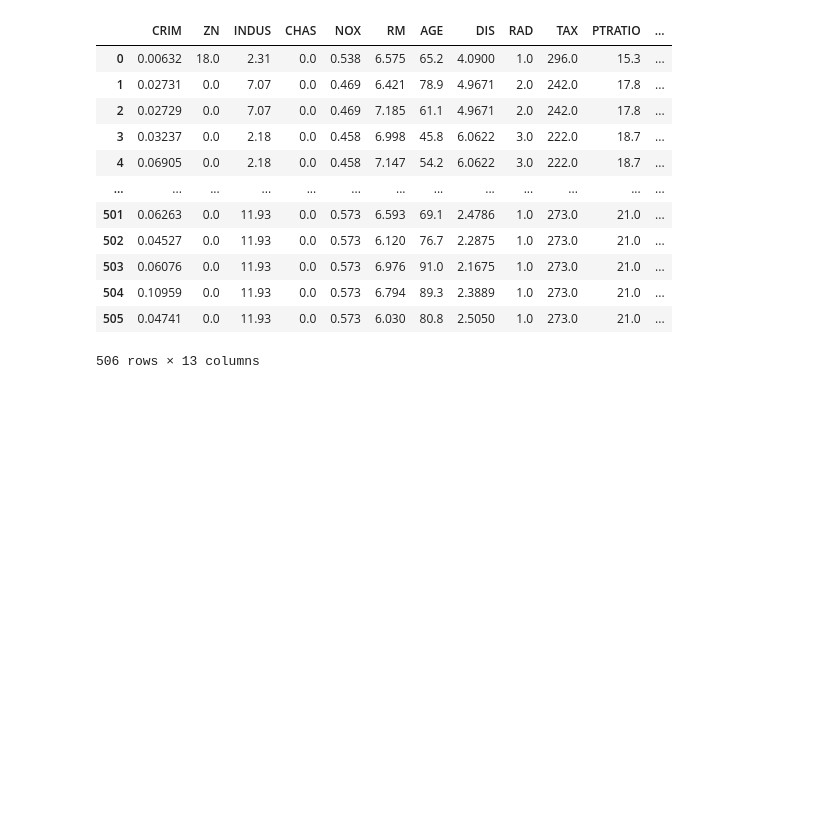
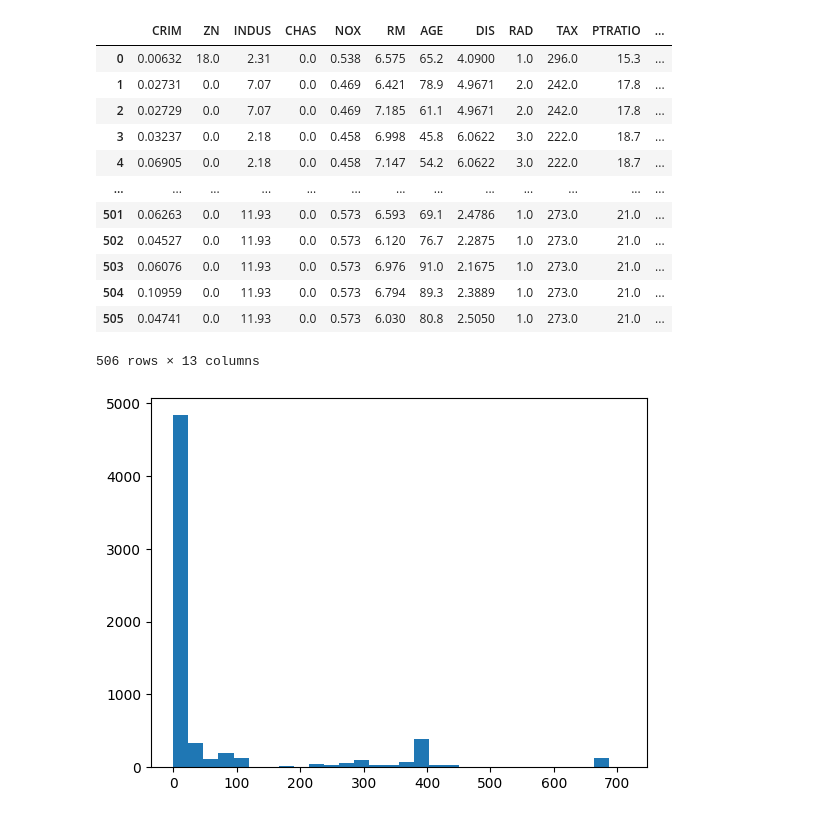
Before and after one commit to chw8207/ML_codingstudy, a Jupyter notebook: 라쏘코드_최현우.ipynb, the cells around one changed output. Drawn from its saved outputs; the diff is of its cells as text; code cells hidden in the pictures; blank space fills up the shorter version.

```diff
--- a/라쏘코드_최현우.ipynb
+++ b/라쏘코드_최현우.ipynb
@@ -47,3 +47,7 @@ X_data
 506 rows × 13 columns
 # %%
 import matplotlib.pyplot as plt
+plt.hist(X.flatten(), bins=30)  # 독립변수 데이터분포 살펴보기
+plt.show()
+# %% [output]
+[figure, added]
```
Also changed, not shown: parts of 2 cells of this notebook.
